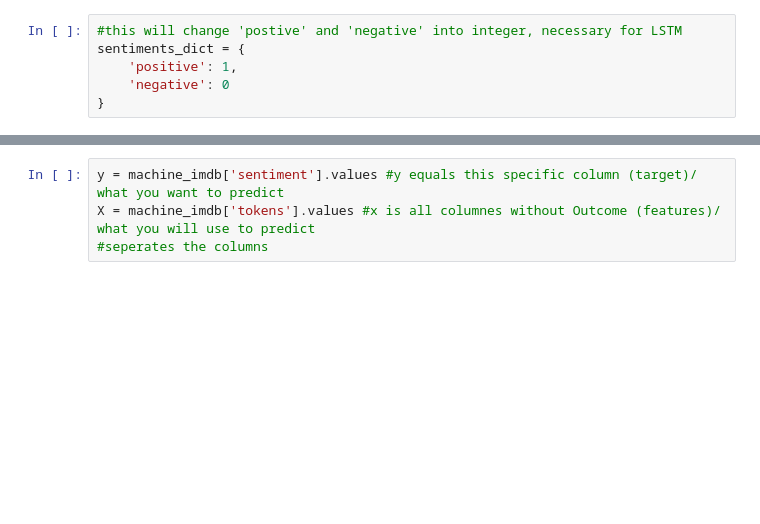
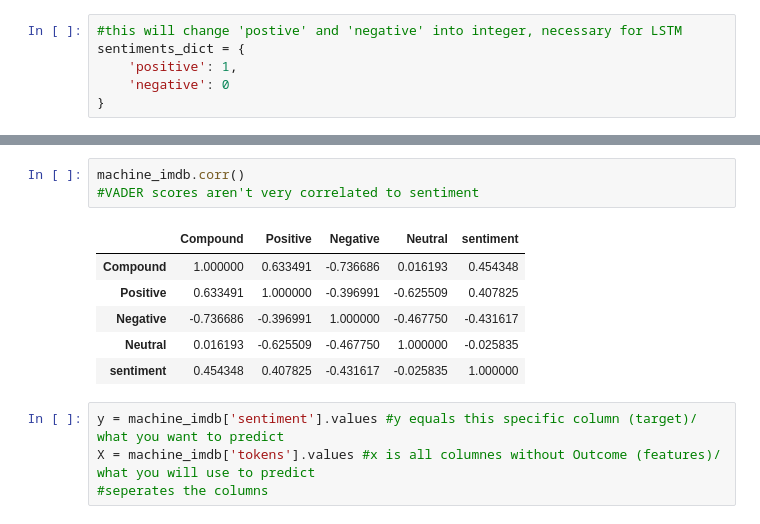
Before and after one commit to tylergehbauer/movie-survey-sentiment-analysis, a Jupyter notebook: movie_sentiment.ipynb, the cells around one changed output, grey strips where cells are left out. Cells and saved outputs as stored; diff of their text form; blank space fills up the shorter version.

```diff
--- a/movie_sentiment.ipynb
+++ b/movie_sentiment.ipynb
@@ -231,6 +217,16 @@ machine_imdb.head(5)
 | 2 | I thought this was a wonderful wa... | 0.9605 | 0.192 | 0.094 | 0.714 | [thought, wonderful, way, spend, ... | 1 |
 | 3 | Basically there's a family where ... | -0.9213 | 0.065 | 0.138 | 0.797 | [Basically, family, little, boy, ... | 0 |
 | 4 | Petter Mattei's "Love in the Time... | 0.9744 | 0.147 | 0.052 | 0.801 | [Petter, Mattei, Love, Time, Mone... | 1 |
+# %%
+machine_imdb.corr()
+#VADER scores aren't very correlated to sentiment
+# %% [output]
+|  | Compound | Positive | Negative | Neutral | sentiment |
+| Compound | 1.000000 | 0.633491 | -0.736686 | 0.016193 | 0.454348 |
+| Positive | 0.633491 | 1.000000 | -0.396991 | -0.625509 | 0.407825 |
+| Negative | -0.736686 | -0.396991 | 1.000000 | -0.467750 | -0.431617 |
+| Neutral | 0.016193 | -0.625509 | -0.467750 | 1.000000 | -0.025835 |
+| sentiment | 0.454348 | 0.407825 | -0.431617 | -0.025835 | 1.000000 |
 # %%
 y = machine_imdb['sentiment'].values #y equals this specific column (target)/ what you want to predict
 X = machine_imdb['tokens'].values #x is all columnes without Outcome (features)/ what you will use to predict
```
Also changed, not shown: parts of 16 cells of this notebook, 2 other files.
